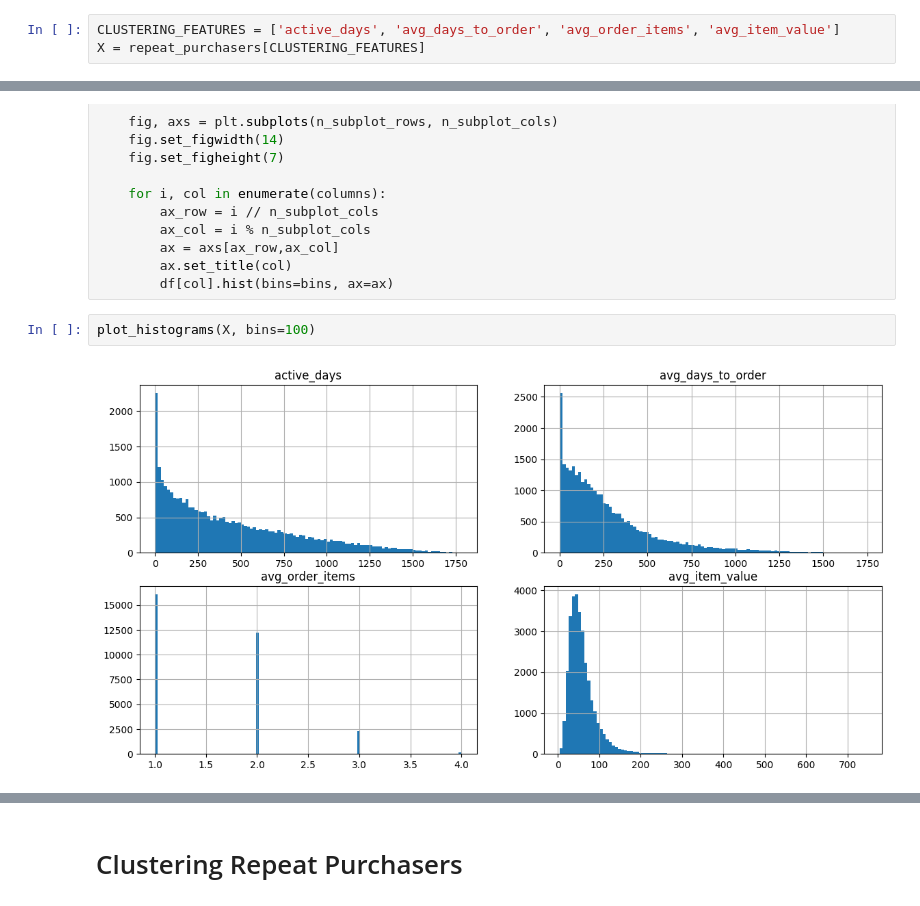
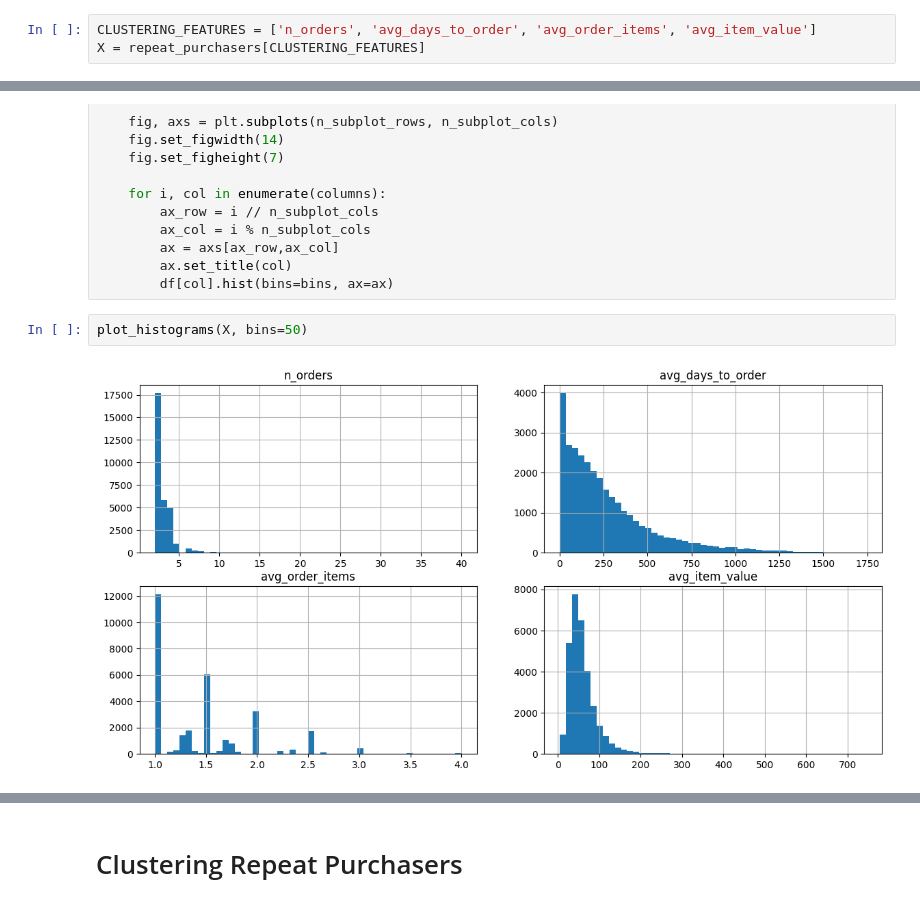
Before and after one commit to egeatmaca/ecommerce_segments, a Jupyter notebook: notebooks/customer_segmentation.ipynb, the cells around one changed output, grey strips where cells are left out. Cells and saved outputs as stored; diff of their text form.

```diff
--- a/notebooks/customer_segmentation.ipynb
+++ b/notebooks/customer_segmentation.ipynb
@@ -108,7 +108,7 @@ Repeat Purchasers: 30731 One-Off Customers 38342 Inactive Users 14938
 one_off_customers['segment'] = 'One-Off Customers'
 inactive_users['segment'] = 'Never Ordered'
 # %%
-CLUSTERING_FEATURES = ['active_days', 'avg_days_to_order', 'avg_order_items', 'avg_item_value']
+CLUSTERING_FEATURES = ['n_orders', 'avg_days_to_order', 'avg_order_items', 'avg_item_value']
 X = repeat_purchasers[CLUSTERING_FEATURES]
 # %%
 X.describe()
@@ -142,6 +142,6 @@ def plot_histograms(df, columns=None, width=14, height=7, bins=20):
         ax.set_title(col)
         df[col].hist(bins=bins, ax=ax)
 # %%
-plot_histograms(X, bins=100)
+plot_histograms(X, bins=50)
 # %% [output]
-[figure, old version]
+[figure, new version]
```
Also changed, not shown: parts of 32 cells of this notebook, 5 other files.
